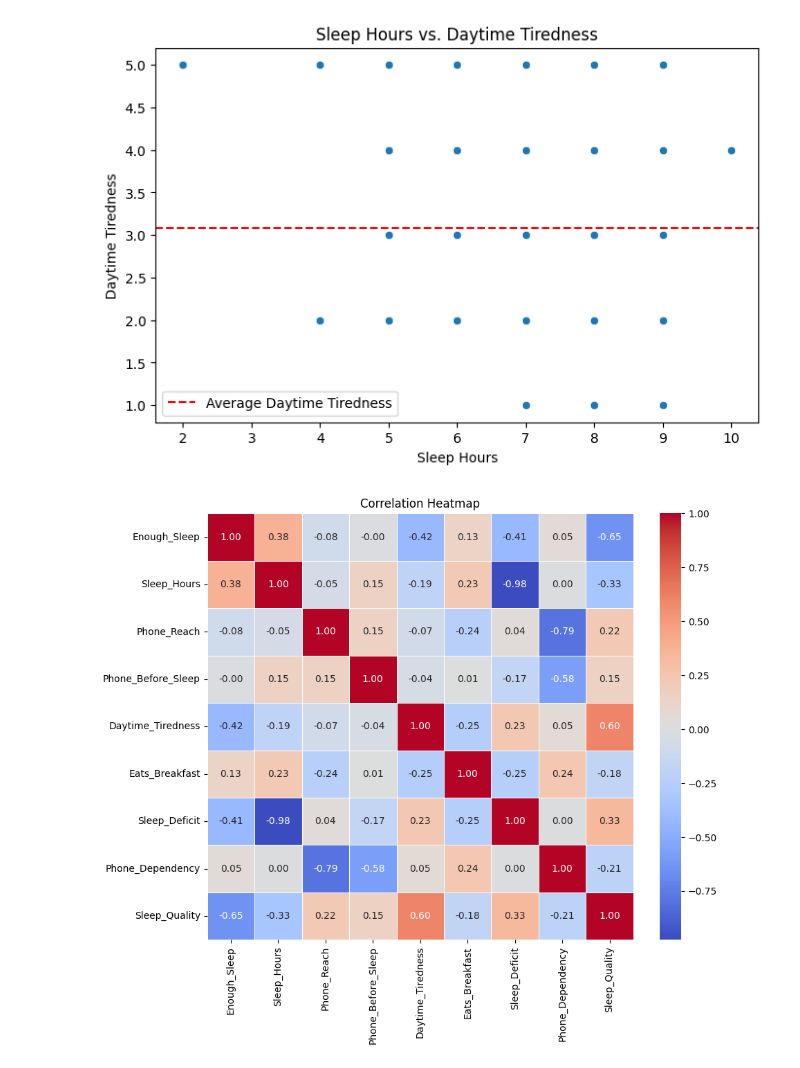
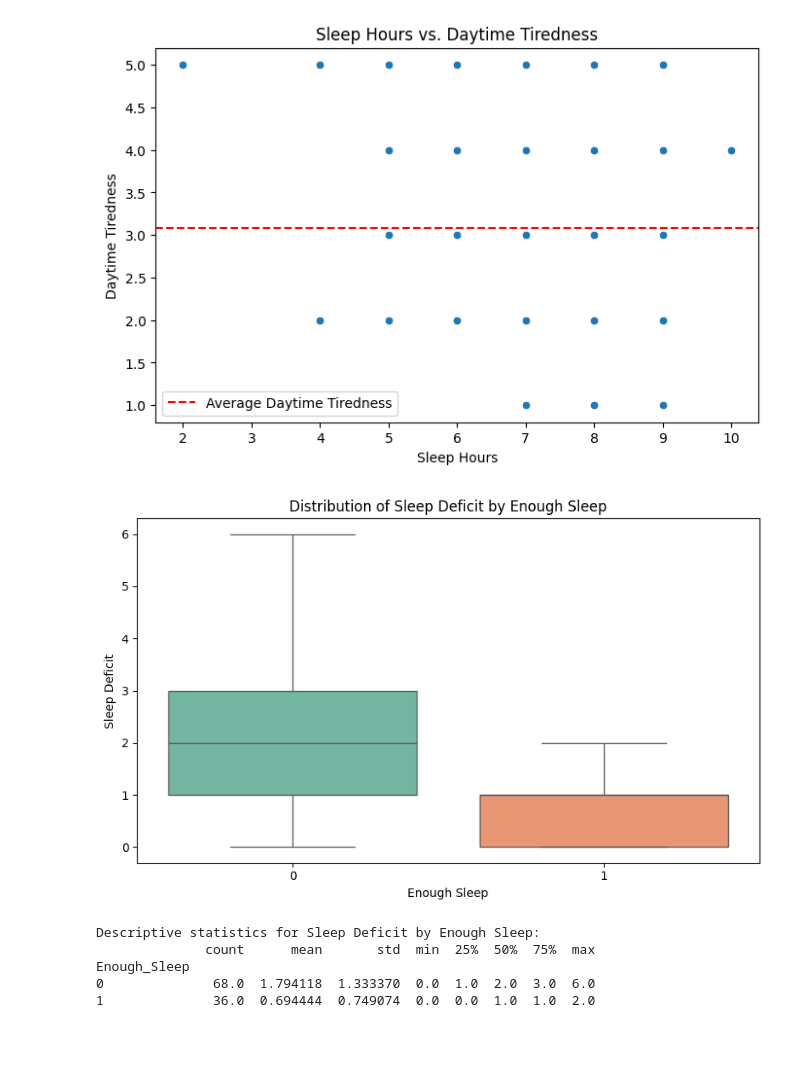
Before and after one commit to DANUSHMATHI2002/7PAM2000-0901-Applied_Data_Science, a Jupyter notebook: ASS1.ipynb, the cells around one changed output. Cells and saved outputs as stored; diff of their text form; code cells hidden in the pictures; blank space fills up the shorter version.

```diff
--- a/ASS1.ipynb
+++ b/ASS1.ipynb
@@ -153,18 +151,32 @@ def plot_sleep_hours_vs_daytime_tiredness(df):
 plot_sleep_hours_vs_daytime_tiredness(df)
 # %% [output]
 [figure]
-# %%
-# Statistical Graph: Heatmap of Correlation Matrix
-def plot_correlation_heatmap(correlation_matrix):
-    """Create a heatmap of the correlation matrix."""
-    plt.figure(figsize=(10, 8))
-    sns.heatmap(correlation_matrix, annot=True, fmt='.2f', cmap='coolwarm', square=True, linewidths=.5)
-    plt.title('Correlation Heatmap')
-    plt.show()
-
-plot_correlation_heatmap(correlation_matrix)
-# %% [output]
-[figure, removed]
+# %%
+# Box Plot: Sleep Deficit by Enough Sleep
+def plot_boxplot_sleep_deficit():
+    """
+    Creates a box plot to show distribution of Sleep Deficit based on Enough Sleep response.
+    """
+    plt.figure(figsize=(8, 5))
+    sns.boxplot(x='Enough_Sleep', y='Sleep_Deficit', data=df, palette='Set2', hue='Enough_Sleep', legend=False)
+    plt.title('Distribution of Sleep Deficit by Enough Sleep')
+    plt.xlabel('Enough Sleep')
+    plt.ylabel('Sleep Deficit')
+    plt.tight_layout()
+    plt.show()
+    # Show descriptive statistics for Sleep Deficit by Enough Sleep
+    print("Descriptive statistics for Sleep Deficit by Enough Sleep:")
+    print(df.groupby('Enough_Sleep')['Sleep_Deficit'].describe())
+
+# Run the function to test it
+plot_boxplot_sleep_deficit()
+# %% [output]
+[figure, added]
+Descriptive statistics for Sleep Deficit by Enough Sleep:
+              count      mean       std  min  25%  50%  75%  max
+Enough_Sleep
+0              68.0  1.794118  1.333370  0.0  1.0  2.0  3.0  6.0
+1              36.0  0.694444  0.749074  0.0  0.0  1.0  1.0  2.0
 # %%
 # Narrative Explanations of Findings
 def narrative_explanations(df):
```
Also changed, not shown: parts of 6 cells of this notebook.
